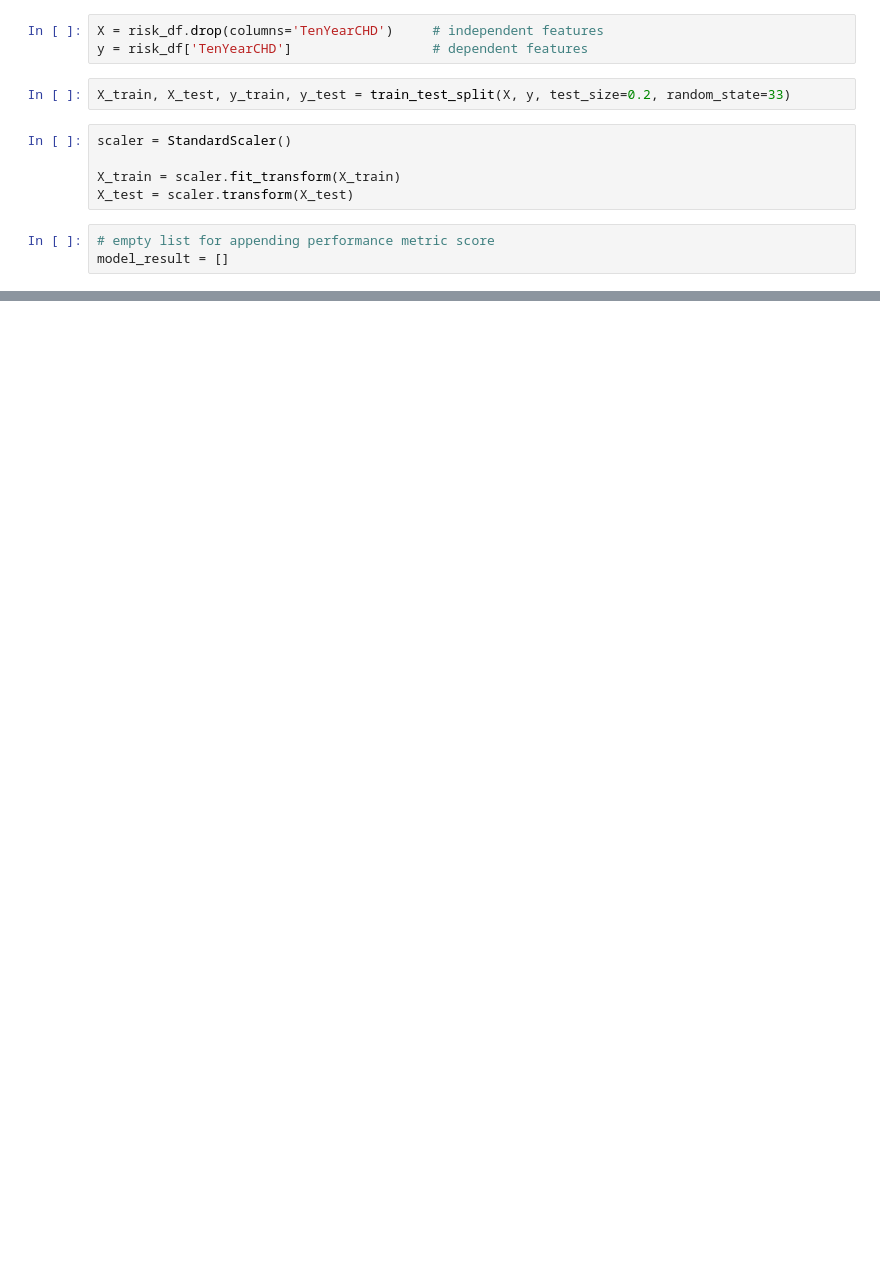
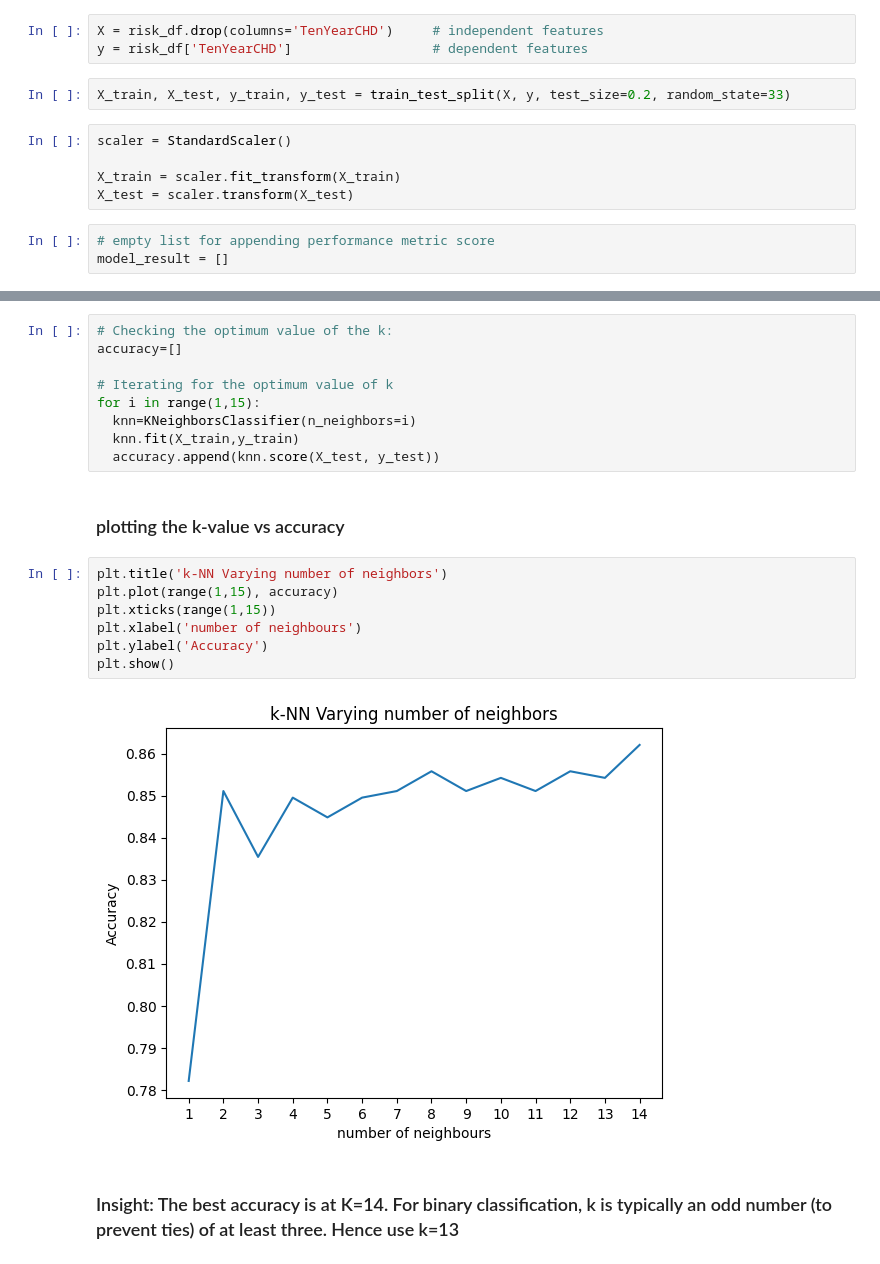
Before and after one commit to Bhoomi413/Predict-CHD-for-Over-10years-Ml, a Jupyter notebook: MlCodeNotebook.ipynb, the cells around one changed output, grey strips where cells are left out. Drawn from its saved outputs; the diff is of its cells as text; blank space fills up the shorter version.

```diff
--- a/MlCodeNotebook.ipynb
+++ b/MlCodeNotebook.ipynb
@@ -726,6 +744,28 @@ def predict(ml_model_object, model_name):
                        'test_f1':test_f1})
 
   print()
+# %%
+# Checking the optimum value of the k:
+accuracy=[]
+
+# Iterating for the optimum value of k
+for i in range(1,15):
+  knn=KNeighborsClassifier(n_neighbors=i)
+  knn.fit(X_train,y_train)
+  accuracy.append(knn.score(X_test, y_test))
+# %% [markdown]
+### plotting the k-value vs accuracy
+# %%
+plt.title('k-NN Varying number of neighbors')
+plt.plot(range(1,15), accuracy)
+plt.xticks(range(1,15))
+plt.xlabel('number of neighbours')
+plt.ylabel('Accuracy')
+plt.show()
+# %% [output]
+[figure, added]
+# %% [markdown]
+### Insight: The best accuracy is at K=14. For binary classification, k is typically an odd number (to prevent ties) of at least three. Hence use k=13
 # %%
 predict(LogisticRegression(), 'LogisticRegression')
 predict(SVC(probability=True), 'SVM')
```
Also changed, not shown: parts of 8 cells of this notebook.
